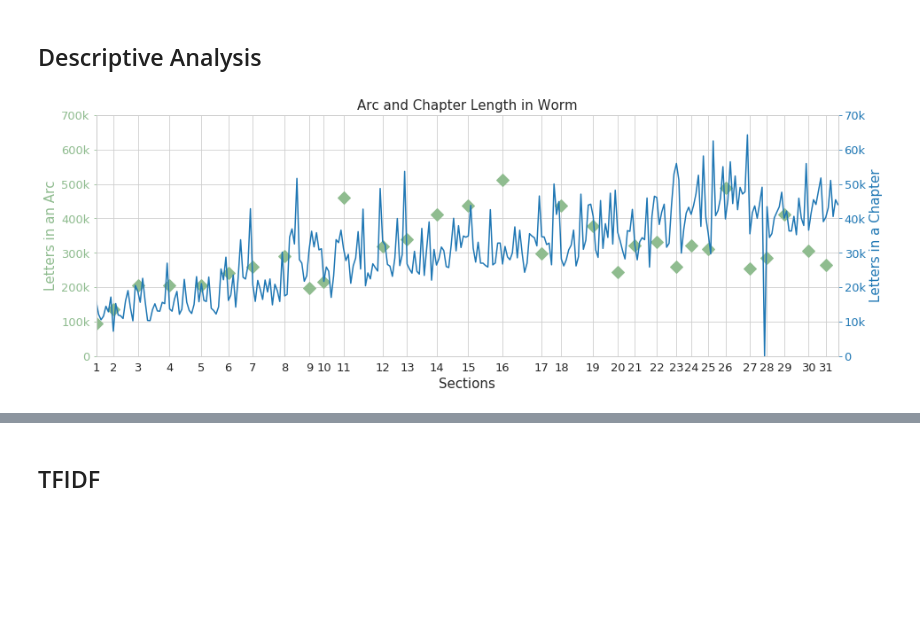
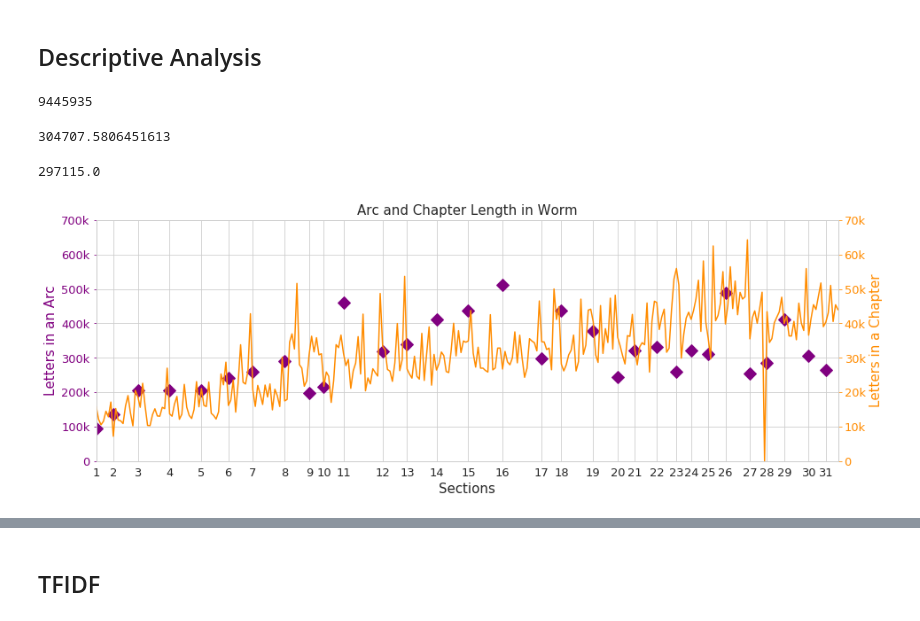
Before and after one commit to KatyFisch/ParahumansStats, a Jupyter notebook: Worm.ipynb, the cells around one changed output, grey strips where cells are left out. Saved outputs shown, nothing was run; the diff lists cells and outputs as text; code cells hidden in the pictures; blank space fills up the shorter version.

```diff
--- a/Worm.ipynb
+++ b/Worm.ipynb
@@ -148,28 +149,40 @@ wormdata.to_csv('wormdata.csv', index=False)
 wormdata = pd.read_csv('wormdata.csv', dtype={'Section': str})
 # %% [markdown]
 ## Descriptive Analysis <a class="anchor" id="bullet3"></a>
+# %%
+sum(wormdata[['Letters','Arc']].groupby('Arc').sum()['Letters'])
+# %% [output]
+9445935
+# %%
+np.mean(wormdata[['Letters','Arc']].groupby('Arc').sum()['Letters'])
+# %% [output]
+304707.5806451613
+# %%
+np.median(wormdata[['Letters','Arc']].groupby('Arc').sum()['Letters'])
+# %% [output]
+297115.0
 # %%
 fig, ax1 = plt.subplots()
 wormdata[['Letters', 'Arc']].groupby('Arc').sum().set_index([wormdata.index[wormdata['Chapter']==1].tolist()])\
-.plot(ax=ax1, color='darkseagreen', legend=False, marker='D', linewidth=0, markersize=10)
+.plot(ax=ax1, color='purple', legend=False, marker='D', linewidth=0, markersize=10)
 ax1.set_ylim((0,700000))
-ax1.set_ylabel('Letters in an Arc', color='darkseagreen')
+ax1.set_ylabel('Letters in an Arc', color='purple')
 ax1.set_xticks(wormdata.index[wormdata['Chapter']==1].tolist())
 ax1.set_xticklabels(wormdata['Arc'][wormdata['Chapter']==1])
 ax1.set_yticklabels(['0', '100k', '200k', '300k', '400k', '500k', '600k', '700k'])
 ax1.set_xlabel('Sections')
 ax1.set_title('Arc and Chapter Length in Worm')
-ax1.tick_params('y', colors='darkseagreen')
+ax1.tick_params('y', colors='purple')
 
 ax2 = ax1.twinx()
-wormdata['Letters'].plot(ax=ax2,grid=False)
-ax2.tick_params('y', colors=sns.color_palette()[0])
+wormdata['Letters'].plot(ax=ax2,grid=False, colors='darkorange')
+ax2.tick_params('y', colors='darkorange')
 ax2.set_ylim((0,70000))
 ax2.set_yticklabels(['0', '10k', '20k', '30k', '40k', '50k', '60k', '70k'])
-ax2.set_ylabel('Letters in a Chapter', color=sns.color_palette()[0])
+ax2.set_ylabel('Letters in a Chapter', color='darkorange')
 plt.show()
 # %% [output]
-[figure, old version]
+[figure, new version]
 # %%
 plt.figure(figsize=(6,6))
 labels = set(wormdata['Arc'])
```
Also changed, not shown: parts of 5 cells of this notebook, 1 other file.
